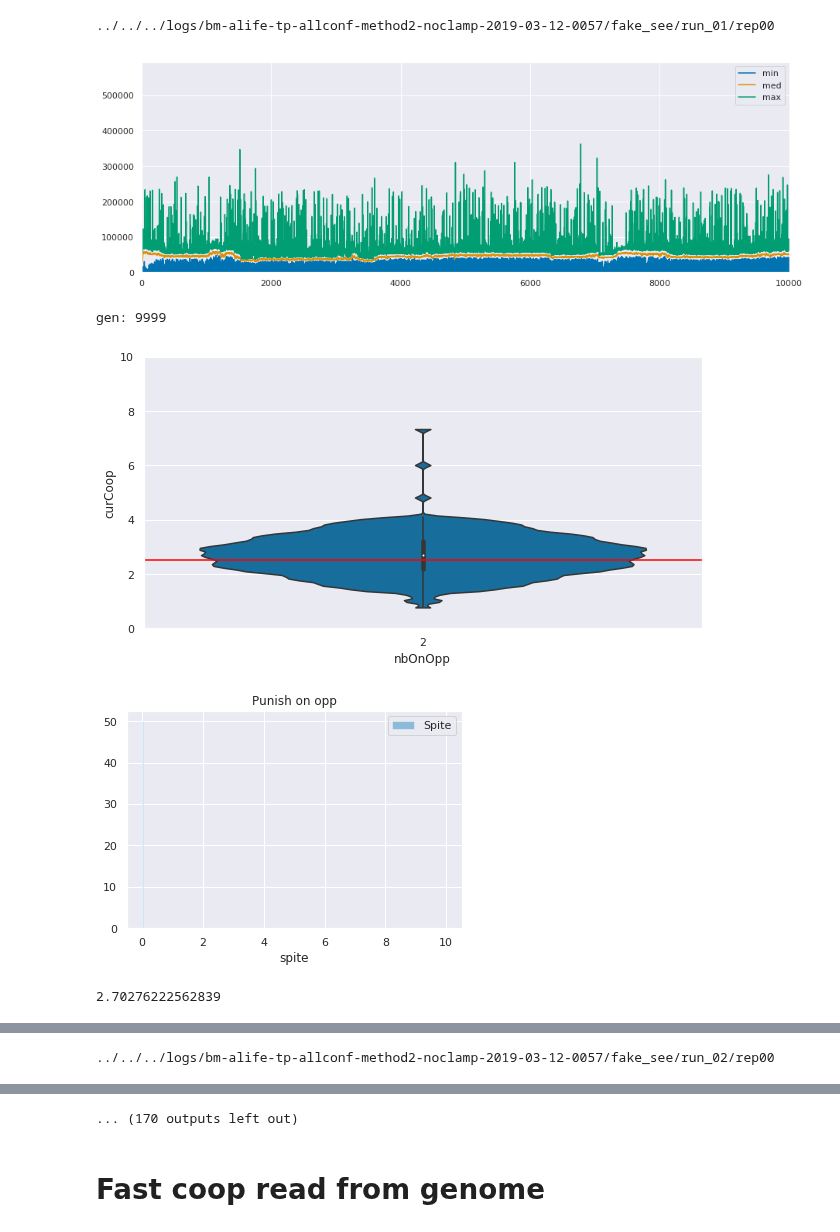
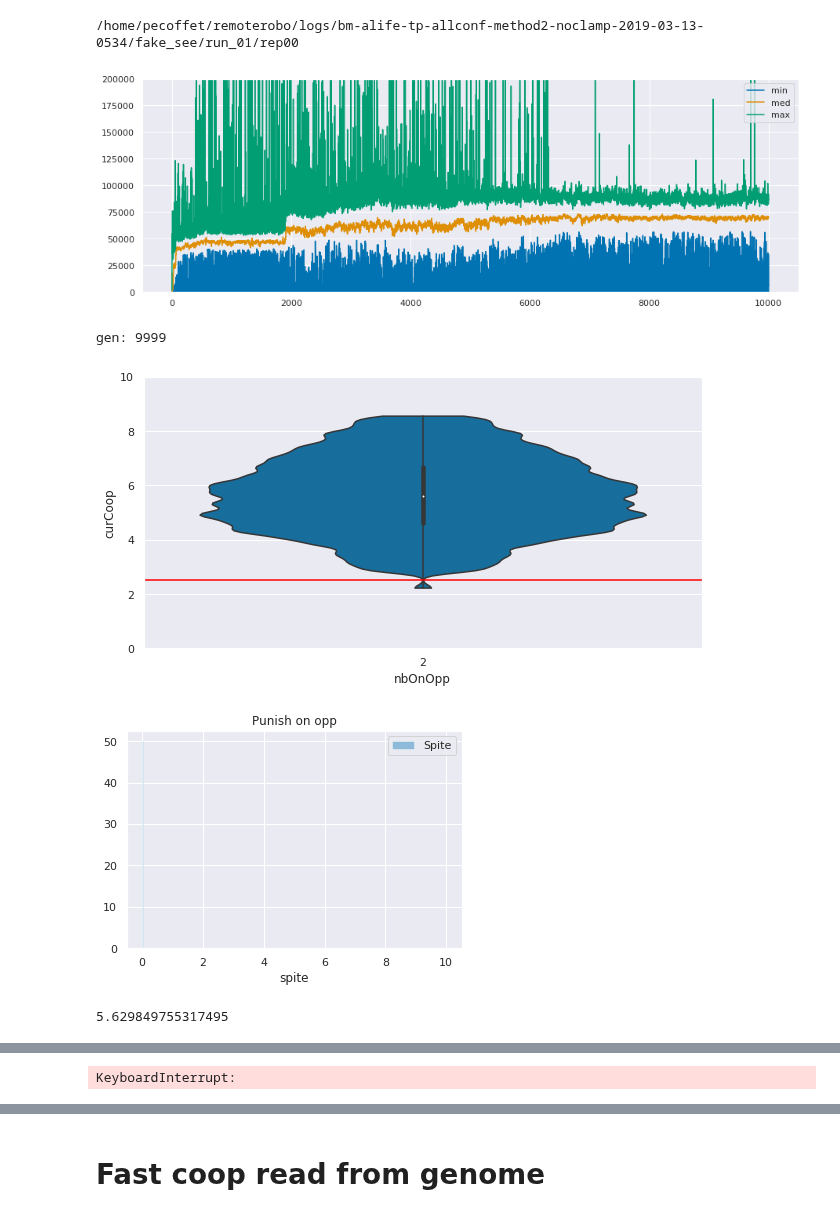
Before and after one commit to PaulEcoffet/roborobo3, a Jupyter notebook: roborobo3/notebooks/bigmodel ESS stat.ipynb, the cells around one changed output, grey strips where cells are left out. Cells and saved outputs as stored; diff of their text form; code cells hidden in the pictures.

```diff
--- a/roborobo3/notebooks/bigmodel ESS stat.ipynb
+++ b/roborobo3/notebooks/bigmodel ESS stat.ipynb
@@ -29,7 +29,7 @@ def read_csvx(path, *args, **kwargs):
 # %%
 #gens = [1499, 1999, 2499, 2999]
 gens = [0]
-conds = sorted(list(glob("../../../logs/bm-alife-tp-allconf-method2-noclamp-2019-*/fake_see/**/rep00", recursive=True)))
+conds = sorted(list(glob("/home/pecoffet/remoterobo/logs/bm-alife-tp-allconf-method2-noclamp-2019-03-13-0534/fake_see/**/rep00", recursive=True)))
 #conds = ['/data/logs/trash/oldschoolbm_rarereward/rep00/', '/data/logs/trash/oldschoolbm_rarereward2/rep00']
 
 #conds = ['/data/logs/trash/oldschool_rewardwhendisappear/rep00/', '/data/logs/trash/oldschool_rewardwhendisappear2/rep00']
@@ -61,7 +61,7 @@ for cond in conds:
     fit.plot(y='min', ax=ax1)
     fit.plot(y='med', ax=ax1)
     fit.plot(y='max', ax=ax1)
-    ax1.set_ylim(-10, None)
+    ax1.set_ylim(-10, 200000)
     plt.show(fig)
 
     for gen in gens:
@@ -119,36 +119,36 @@ for cond in conds:
             print(on_opp['curCoop'].mean())
 
             fig, ax = plt.subplots()
         except Exception:
             print("no spite for this run")
 
         on_opp['tot'] = on_opp['meanTotal'] + on_opp['curCoop']
 
         sns.distplot(on_opp['tot'].dropna(), ax=ax)
         ax.set_xlim(0, 12)
         plt.show(fig)
 
 
         fig, ax = plt.subplots()
         sns.violinplot(data=log.groupby(['id', 'nbOnOpp'], as_index=False).count(), x='nbOnOpp', y='iter', ax=ax, cut=0, inner='points')
         ax.set_ylim((0, None))
         plt.show()
 
         fig, ax = plt.subplots()
         sns.violinplot(data=log.groupby(['id', 'nbOnOpp'], as_index=False).count(), x='nbOnOpp', y='iter', ax=ax, cut=0, inner='points')
         ax.set_ylim((0, None))
         plt.show()
 
         fig, ax = plt.subplots()
         log['bincoop'] = pd.cut(log['meanTotal'], bins=list(range(-1, 12)))
         spenttime = log.query('oppId != -1').groupby(['bincoop', 'id'], as_index=False)['iter'].count()
         sns.violinplot(x='bincoop', y='iter', data=spenttime, ax=ax)
         plt.ylim(0, 1000)
         plt.show(fig)
 # %% [output]
-../../../logs/bm-alife-tp-allconf-method2-noclamp-2019-03-12-0057/fake_see/run_01/rep00
+/home/pecoffet/remoterobo/logs/bm-alife-tp-allconf-method2-noclamp-2019-03-13-0534/fake_see/run_01/rep00
-[figure, old version]
+[figure, new version]
 gen: 9999
-[figure, old version]
+[figure, new version]
 [figure]
-2.70276222562839
+5.629849755317495
@@ -157,0 +158 @@ gen: 9999
+KeyboardInterrupt:
@@ -159 +159,0 @@ gen: 9999
-../../../logs/bm-alife-tp-allconf-method2-noclamp-2019-03-12-0057/fake_see/run_02/rep00
@@ -161,4 +160,3 @@ gen: 9999
-... (170 outputs left out)
 # %% [markdown]
 # Fast coop read from genome
 # %%
```
Also changed, not shown: parts of 1 cell of this notebook, 5 other files.
